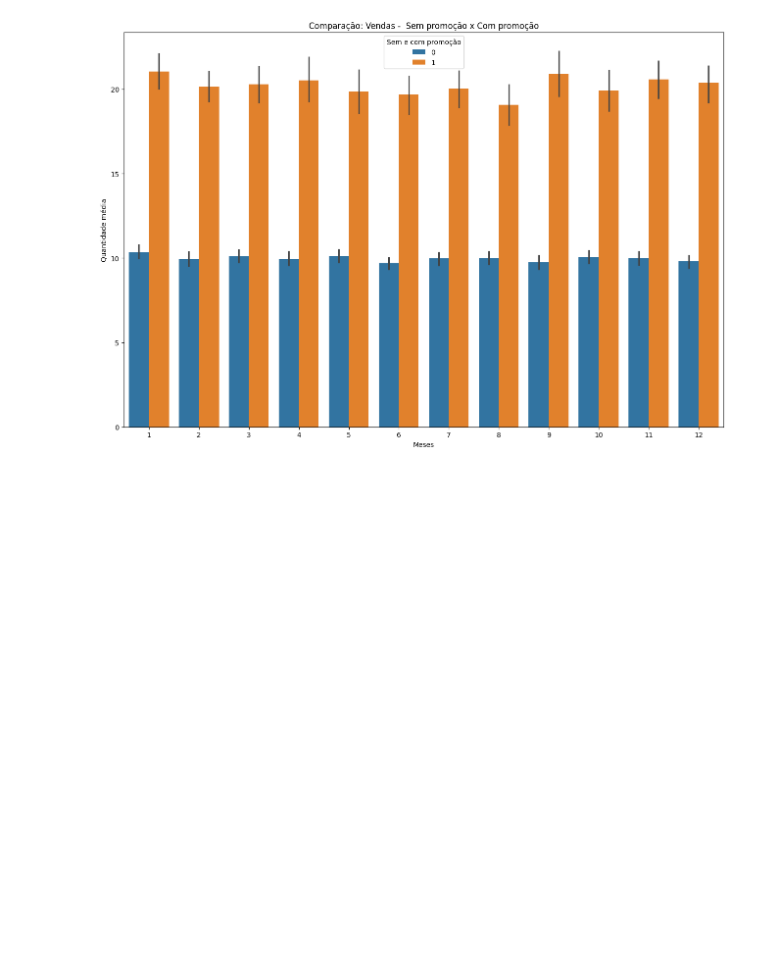
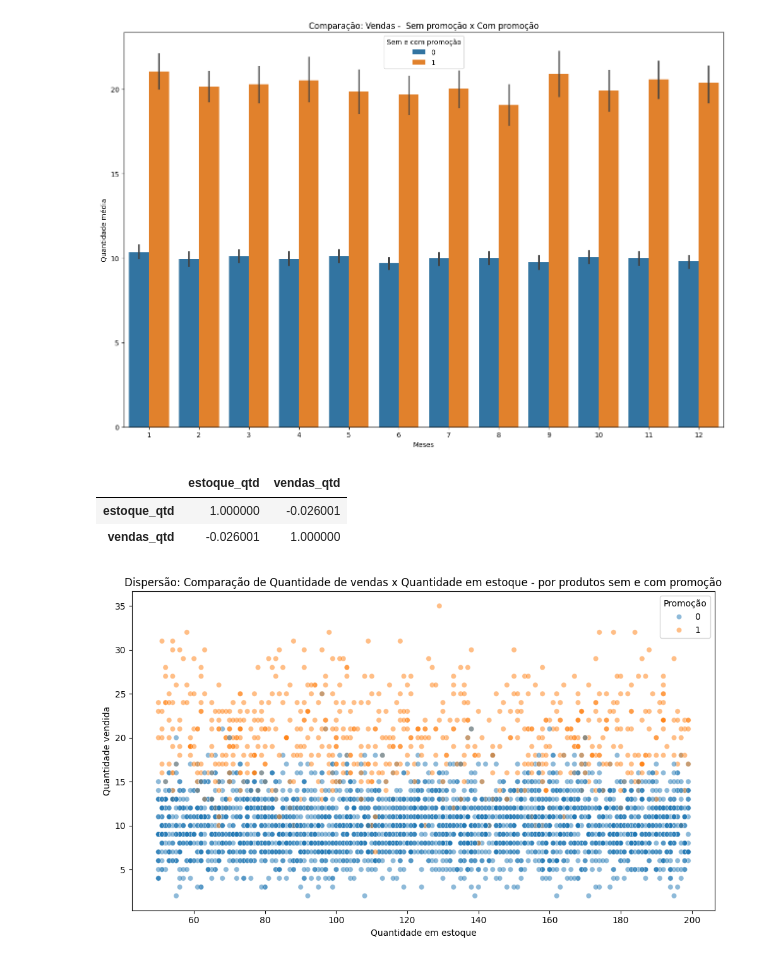
Before and after one commit to AndreiBataglia/projetos-em-ia-e-analise, a Jupyter notebook: notebooks/semana_01_analise_dados_estoque.ipynb, the cells around one changed output. Drawn from its saved outputs; the diff is of its cells as text; code cells hidden in the pictures; blank space fills up the shorter version.

Commit message:
Análise de estoques finalizada

```diff
--- a/notebooks/semana_01_analise_dados_estoque.ipynb
+++ b/notebooks/semana_01_analise_dados_estoque.ipynb
@@ -151,3 +151,20 @@ plt.legend(title="Sem e com promoção")
 plt.tight_layout()
 # %% [output]
 [figure]
+# %%
+df[["estoque_qtd", "vendas_qtd"]].corr()
+# %% [output]
+|  | estoque_qtd | vendas_qtd |
+| estoque_qtd | 1.000000 | -0.026001 |
+| vendas_qtd | -0.026001 | 1.000000 |
+# %%
+#Dispersão – Comparação de Quantidade de vendas x Quantidade em estoque - por produtos sem e com promoção
+plt.figure(figsize=(10,6))
+sns.scatterplot(data=df, x="estoque_qtd", y="vendas_qtd", hue="promocao", alpha=0.5)
+plt.title("Dispersão: Comparação de Quantidade de vendas x Quantidade em estoque - por produtos sem e com promoção")
+plt.xlabel("Quantidade em estoque")
+plt.ylabel("Quantidade vendida")
+plt.legend(title="Promoção")
+plt.tight_layout()
+# %% [output]
+[figure, added]
```
